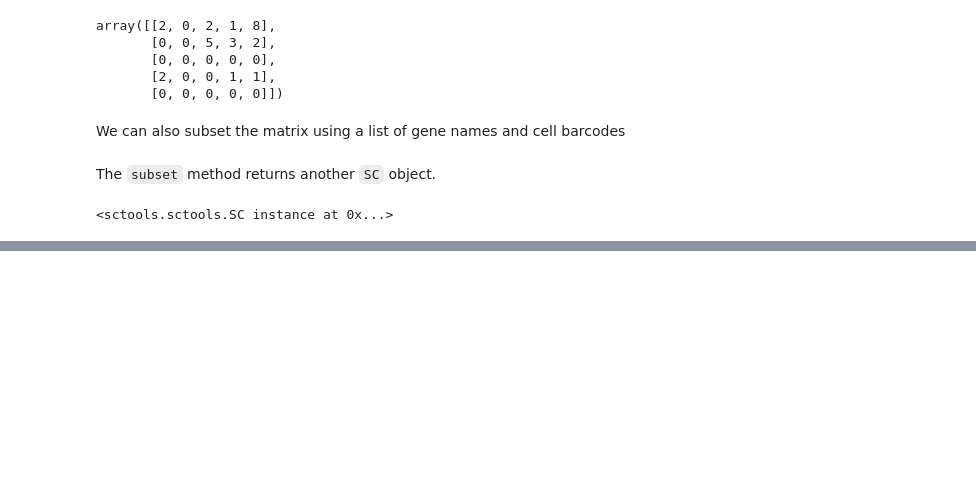
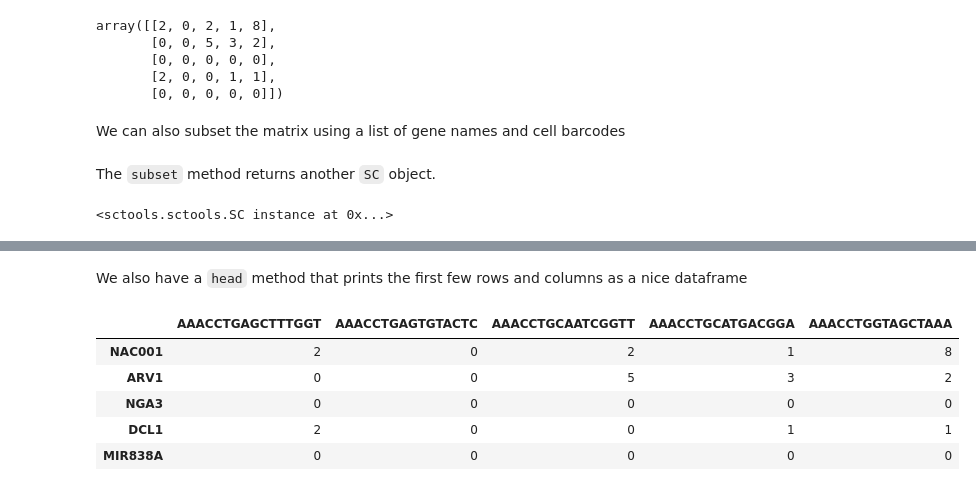
Before and after one commit to timoast/sctools, a Jupyter notebook: doc/sctools demo.ipynb, the cells around one changed output, grey strips where cells are left out. Drawn from its saved outputs; the diff is of its cells as text; code cells hidden in the pictures; blank space fills up the shorter version.

Commit message:
Add example for head method

```diff
--- a/doc/sctools demo.ipynb
+++ b/doc/sctools demo.ipynb
@@ -209,3 +209,14 @@ array([[0, 0, 0, 0, 0],
        [0, 0, 0, 0, 0],
        [0, 0, 0, 0, 0],
        [0, 0, 0, 0, 0]])
+# %% [markdown]
+We also have a `head` method that prints the first few rows and columns as a nice dataframe
+# %%
+matrix.head(5)
+# %% [output]
+|  | AAACCTGAGCTTTGGT | AAACCTGAGTGTACTC | AAACCTGCAATCGGTT | AAACCTGCATGACGGA | AAACCTGGTAGCTAAA |
+| NAC001 | 2 | 0 | 2 | 1 | 8 |
+| ARV1 | 0 | 0 | 5 | 3 | 2 |
+| NGA3 | 0 | 0 | 0 | 0 | 0 |
+| DCL1 | 2 | 0 | 0 | 1 | 1 |
+| MIR838A | 0 | 0 | 0 | 0 | 0 |
```
Also changed, not shown: parts of 7 cells of this notebook.
